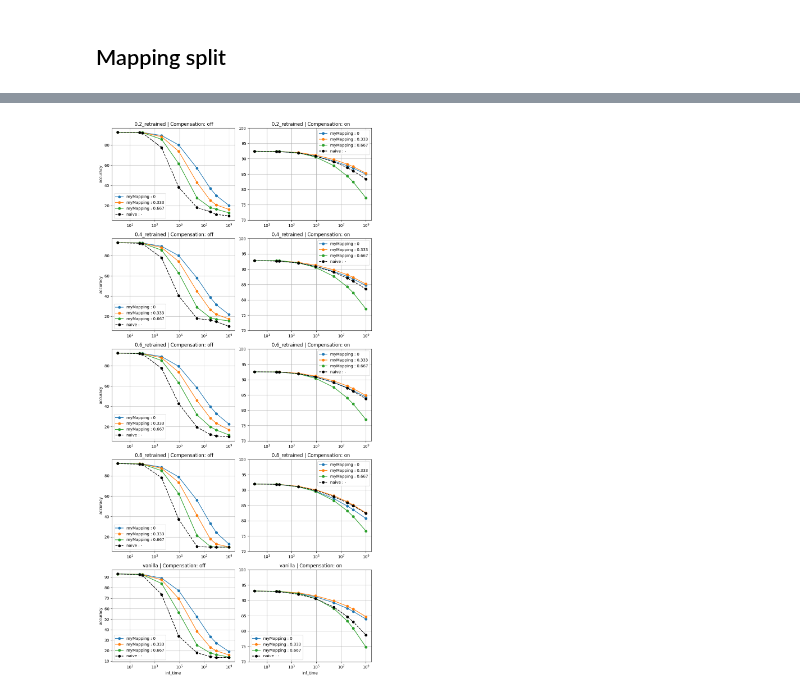
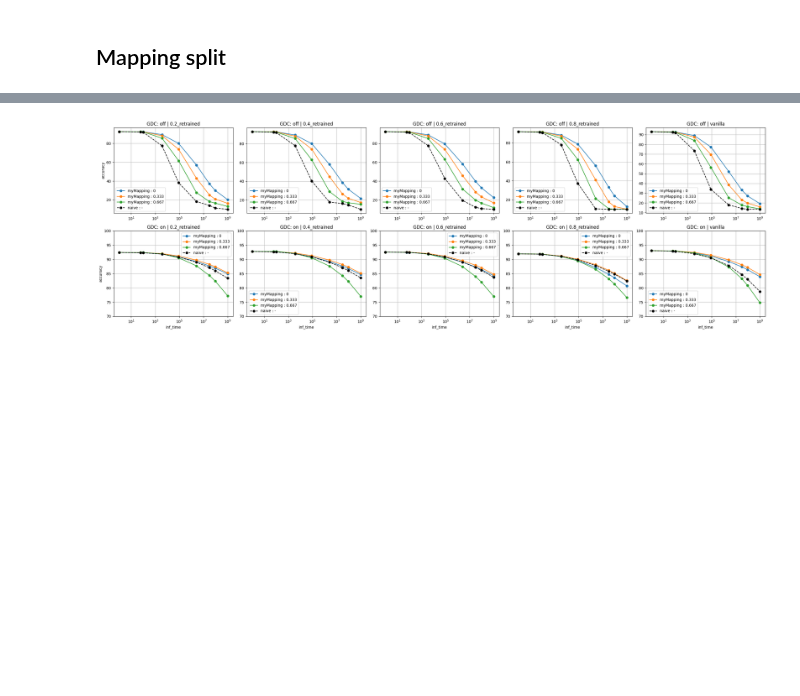
Before and after one commit to PRAM-weight-biasing/PRAM-weight-biasing, a Jupyter notebook: z_data_processing/250710_acc_plot.ipynb, the cells around one changed output, grey strips where cells are left out. Drawn from its saved outputs; the diff is of its cells as text; code cells hidden in the pictures; blank space fills up the shorter version.

```diff
--- a/z_data_processing/250710_acc_plot.ipynb
+++ b/z_data_processing/250710_acc_plot.ipynb
@@ -80,13 +80,14 @@ df['mapping_distortion'] = df['mapping_method'].astype(str) + ' : ' + df['distor
 gdc_vals = sorted(df['GDC'].unique())
 mapping_distortion_vals = sorted(df['mapping_distortion'].unique())
 
-fig, axes = plt.subplots(len(mapping_distortion_vals), len(gdc_vals),
-                         figsize=(5 * len(gdc_vals), 4 * len(mapping_distortion_vals)),
+# GDC (row), mapping_distortion (col)
+fig, axes = plt.subplots(len(gdc_vals), len(mapping_distortion_vals),
+                         figsize=(5 * len(mapping_distortion_vals), 4 * len(gdc_vals)),
                          squeeze=False)
 
 # plot
-for i, mapping_distortion in enumerate(mapping_distortion_vals):
-    for j, gdc in enumerate(gdc_vals):
+for i, gdc in enumerate(gdc_vals):
+    for j, mapping_distortion in enumerate(mapping_distortion_vals):
         ax = axes[i][j]
         subset = df[(df['GDC'] == gdc) & (df['mapping_distortion'] == mapping_distortion)]
         for model in subset['model_type'].unique():
@@ -98,14 +99,16 @@ for i, mapping_distortion in enumerate(mapping_distortion_vals):
                 ax.plot(model_data['inf_time'], model_data['accuracy'],
                         label=model, marker='o', linestyle='-')
 
-        ax.set_title(f'Compensation: {gdc} | {mapping_distortion}')
-        if i == len(mapping_distortion_vals) - 1:
+        ax.set_title(f'GDC: {gdc} | {mapping_distortion}')
+        if i == len(gdc_vals) - 1:
             ax.set_xlabel('inf_time')
-        ax.set_ylabel('accuracy')
+        if j == 0:
+            ax.set_ylabel('accuracy')
 
         if gdc == "on":
             ax.set_ylim(70, 100)
-        else :  ax.set_ylim(0,100)
+        else:
+            ax.set_ylim(0, 100)
 
         ax.legend()
         ax.grid(True)
@@ -122,41 +125,42 @@ gdc_vals = sorted(df['GDC'].unique())
 model_vals = sorted(df['model_type'].unique())
 mapping_distortion_vals = sorted(df['mapping_distortion'].unique())
 
-# subplot 개수 정의 (row: model_type, col: GDC)
-fig, axes = plt.subplots(len(model_vals), len(gdc_vals),
-                         figsize=(5 * len(gdc_vals), 4 * len(model_vals)),
+# subplot 개수 정의 (row: GDC, col: model_type)
+fig, axes = plt.subplots(len(gdc_vals), len(model_vals),
+                         figsize=(5 * len(model_vals), 4 * len(gdc_vals)),
                          squeeze=False)
 
 # plot
-for i, model in enumerate(model_vals):
-    for j, gdc in enumerate(gdc_vals):
+for i, gdc in enumerate(gdc_vals):
+    for j, model in enumerate(model_vals):
         ax = axes[i][j]
         subset = df[(df['GDC'] == gdc) & (df['model_type'] == model)]
 
         for mapping_distortion in mapping_distortion_vals:
             md_data = subset[subset['mapping_distortion'] == mapping_distortion].sort_values('inf_time')
 
-            if 'naive' in mapping_distortion :
+            if 'naive' in mapping_distortion:
                 ax.plot(md_data['inf_time'], md_data['accuracy'],
                         label=mapping_distortion, color='black', linestyle='--', marker='o')
             else:
                 ax.plot(md_data['inf_time'], md_data['accuracy'],
                         label=mapping_distortion, marker='o')
 
-        ax.set_title(f' {model} | Compensation: {gdc}')
-        if i == len(model_vals) - 1:
+        ax.set_title(f'GDC: {gdc} | {model}')
+        if i == len(gdc_vals) - 1:
             ax.set_xlabel('inf_time')
         if j == 0:
             ax.set_ylabel('accuracy')
 
         # GDC가 "on"일 때 ylim 설정
         if gdc == "on":
-            ax.set_ylim(70,100)
+            ax.set_ylim(70, 100)
+
 
         ax.grid(True)
         ax.legend()
         ax.set_xscale('log')
 
 plt.tight_layout()
 # %% [output]
-[figure, old version]
+[figure, new version]
```
Also changed, not shown: parts of 1 cell of this notebook.
